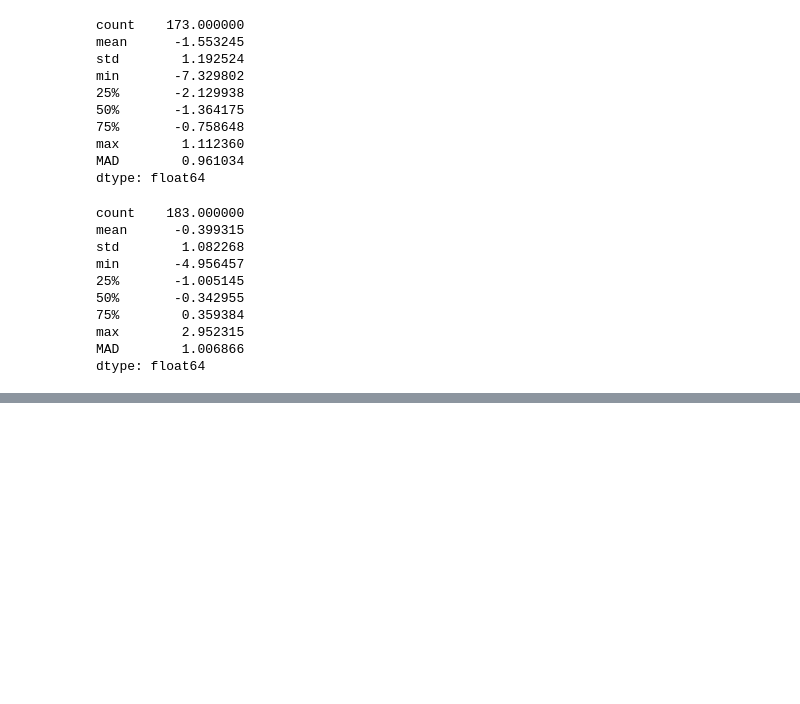
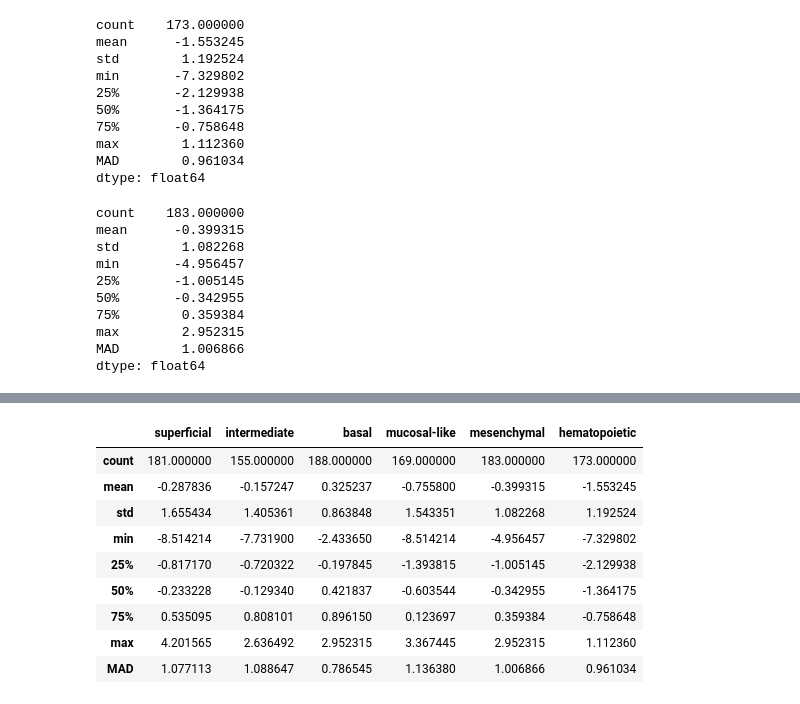
Before and after one commit to cgnobrega/Nobrega_Honors_Thesis, a Jupyter notebook: code/gene_lists_parse.ipynb, the cells around one changed output, grey strips where cells are left out. Cells and saved outputs as stored; diff of their text form; code cells hidden in the pictures; blank space fills up the shorter version.

Commit message:
summary table and plot for 0v2 interaction

```diff
--- a/code/gene_lists_parse.ipynb
+++ b/code/gene_lists_parse.ipynb
@@ -235,0 +238,21 @@ plt.show()
+# %%
+summary = pd.DataFrame(superficial_stats)
+summary.columns = ["superficial"]
+summary['intermediate'] = intermediate_stats
+summary['basal'] = basal_stats
+summary['mucosal-like'] = mucosal_stats
+summary['mesenchymal'] = mesenchymal_stats
+summary['hematopoietic'] = hema_stats
+# %%
+summary
+# %% [output]
+|  | superficial | intermediate | basal | mucosal-like | mesenchymal | hematopoietic |
+| count | 181.000000 | 155.000000 | 188.000000 | 169.000000 | 183.000000 | 173.000000 |
+| mean | -0.287836 | -0.157247 | 0.325237 | -0.755800 | -0.399315 | -1.553245 |
+| std | 1.655434 | 1.405361 | 0.863848 | 1.543351 | 1.082268 | 1.192524 |
+| min | -8.514214 | -7.731900 | -2.433650 | -8.514214 | -4.956457 | -7.329802 |
+| 25% | -0.817170 | -0.720322 | -0.197845 | -1.393815 | -1.005145 | -2.129938 |
+| 50% | -0.233228 | -0.129340 | 0.421837 | -0.603544 | -0.342955 | -1.364175 |
+| 75% | 0.535095 | 0.808101 | 0.896150 | 0.123697 | 0.359384 | -0.758648 |
+| max | 4.201565 | 2.636492 | 2.952315 | 3.367445 | 2.952315 | 1.112360 |
+| MAD | 1.077113 | 1.088647 | 0.786545 | 1.136380 | 1.006866 | 0.961034 |
```
Also changed, not shown: parts of 4 cells of this notebook, 2 other files.
